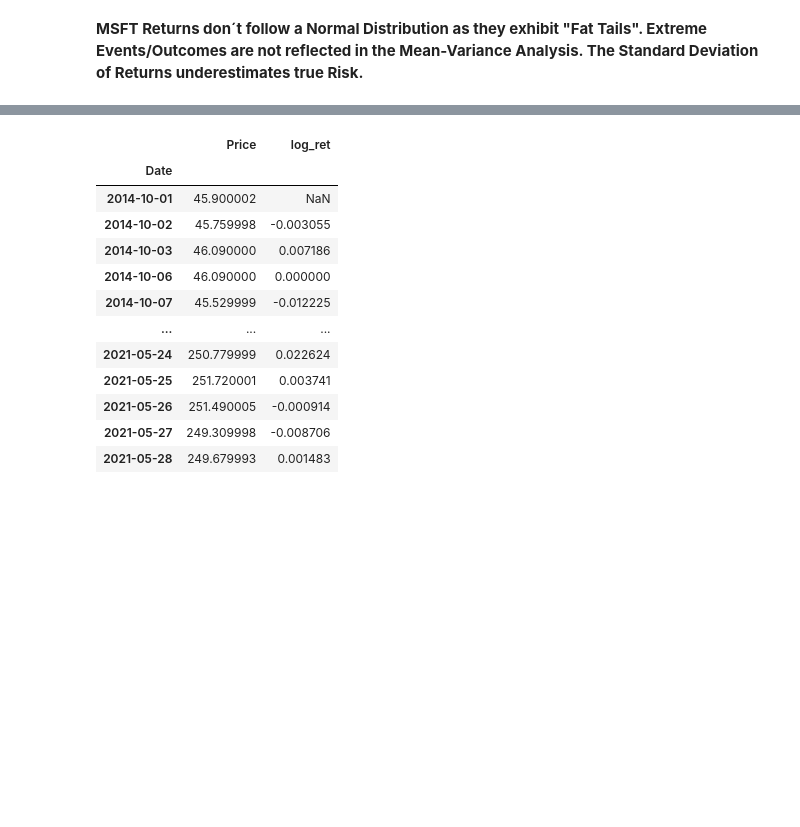
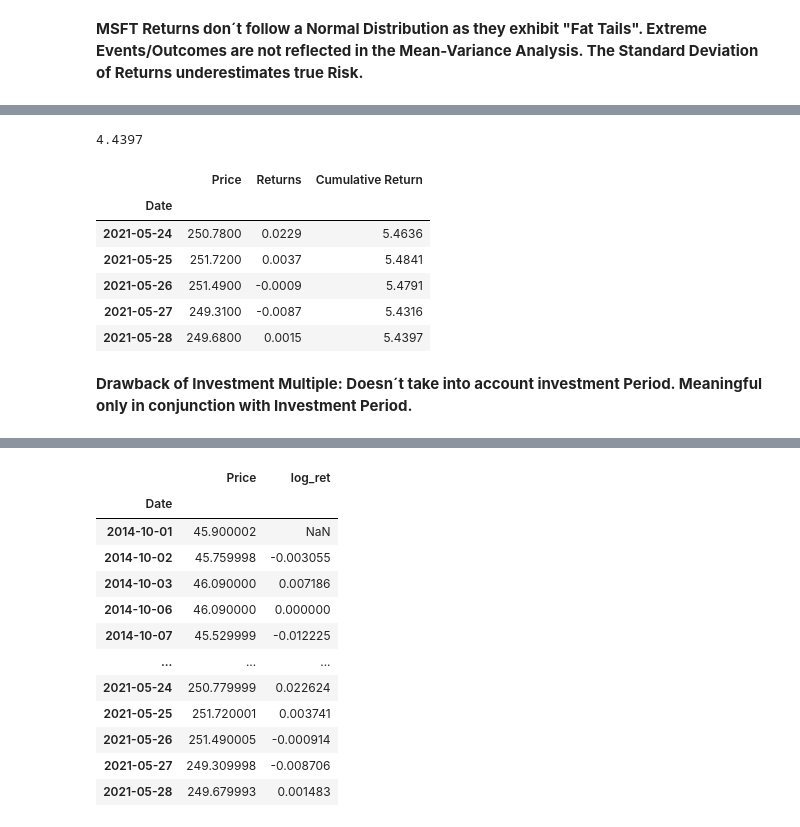
Before and after one commit to ntmai03/DataAnalysisProject, a Jupyter notebook: 06-QuantitativeFinance/01-FundamentalAnalysis.ipynb, the cells around one changed output, grey strips where cells are left out. Drawn from its saved outputs; the diff is of its cells as text; code cells hidden in the pictures; blank space fills up the shorter version.

```diff
--- a/06-QuantitativeFinance/01-FundamentalAnalysis.ipynb
+++ b/06-QuantitativeFinance/01-FundamentalAnalysis.ipynb
@@ -1574,0 +1444,16 @@ __MSFT Returns don´t follow a Normal Distribution as they exhibit "Fat Tails".
+# %%
+5.4397 - 1
+# %% [output]
+4.4397
+# %%
+msft.tail()
+# %% [output]
+|  | Price | Returns | Cumulative Return |
+| Date |  |  |  |
+| 2021-05-24 | 250.7800 | 0.0229 | 5.4636 |
+| 2021-05-25 | 251.7200 | 0.0037 | 5.4841 |
+| 2021-05-26 | 251.4900 | -0.0009 | 5.4791 |
+| 2021-05-27 | 249.3100 | -0.0087 | 5.4316 |
+| 2021-05-28 | 249.6800 | 0.0015 | 5.4397 |
+# %% [markdown]
+__Drawback of Investment Multiple: Doesn´t take into account investment Period. Meaningful only in conjunction with Investment Period.__
```
Also changed, not shown: parts of 283 cells of this notebook, 2 other files.
